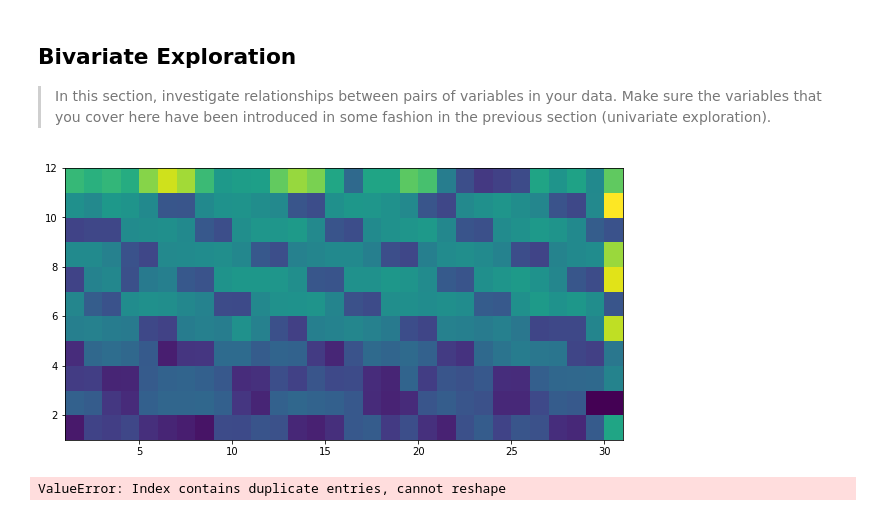
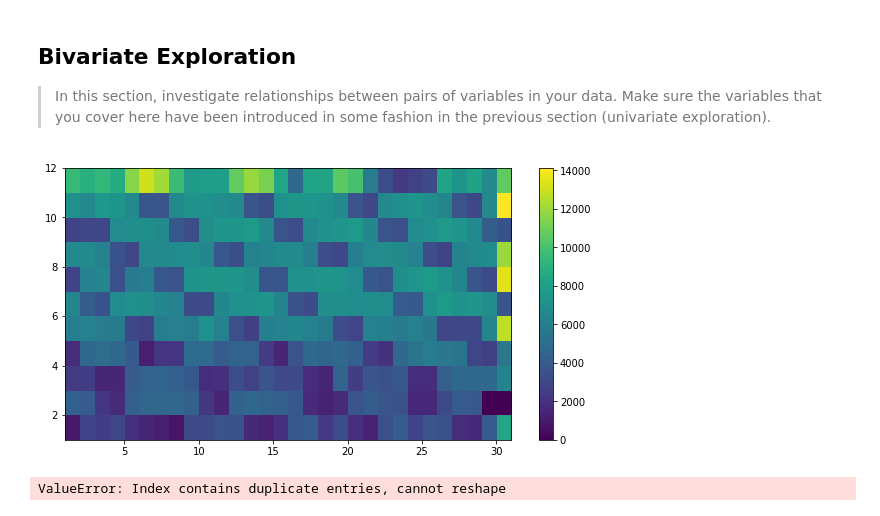
Before and after one commit to alexmathew95/DAND-Project_4, a Jupyter notebook: exploration.ipynb, the cells around one changed output. Saved outputs shown, nothing was run; the diff lists cells and outputs as text; code cells hidden in the pictures.

```diff
--- a/exploration.ipynb
+++ b/exploration.ipynb
@@ -480,11 +480,12 @@ fashion in the previous section (univariate exploration).
 # %%
 plt.figure(figsize = [10, 5])
 
 bins_x = np.arange(1, 31+1)
 bins_y = np.arange(1, 12+1)
-plt.hist2d(data = df_clean, x = 'start_time_day', y = 'start_time_month', bins = [bins_x, bins_y]);
+plt.hist2d(data = df_clean, x = 'start_time_day', y = 'start_time_month', bins = [bins_x, bins_y])
+plt.colorbar();
 # %% [output]
-[figure, old version]
+[figure, new version]
 # %%
 bike_trips = df_clean.pivot('start_time_month', 'start_time_hour', 'bike_id')
 
```
